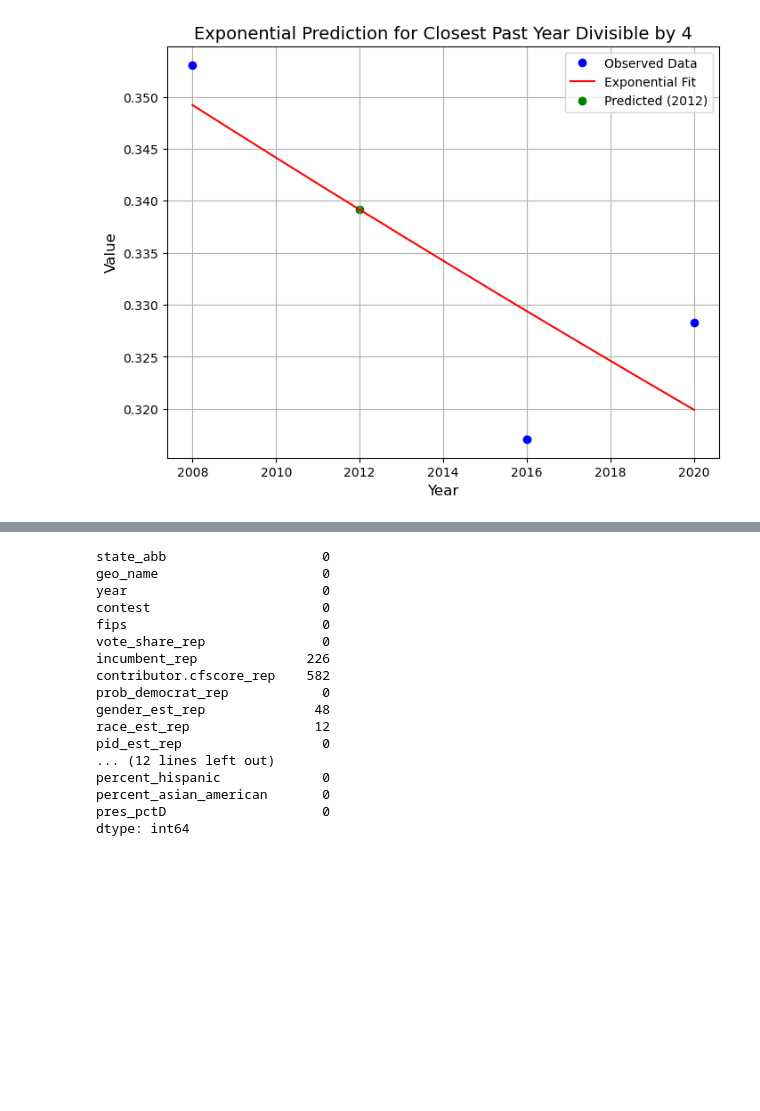
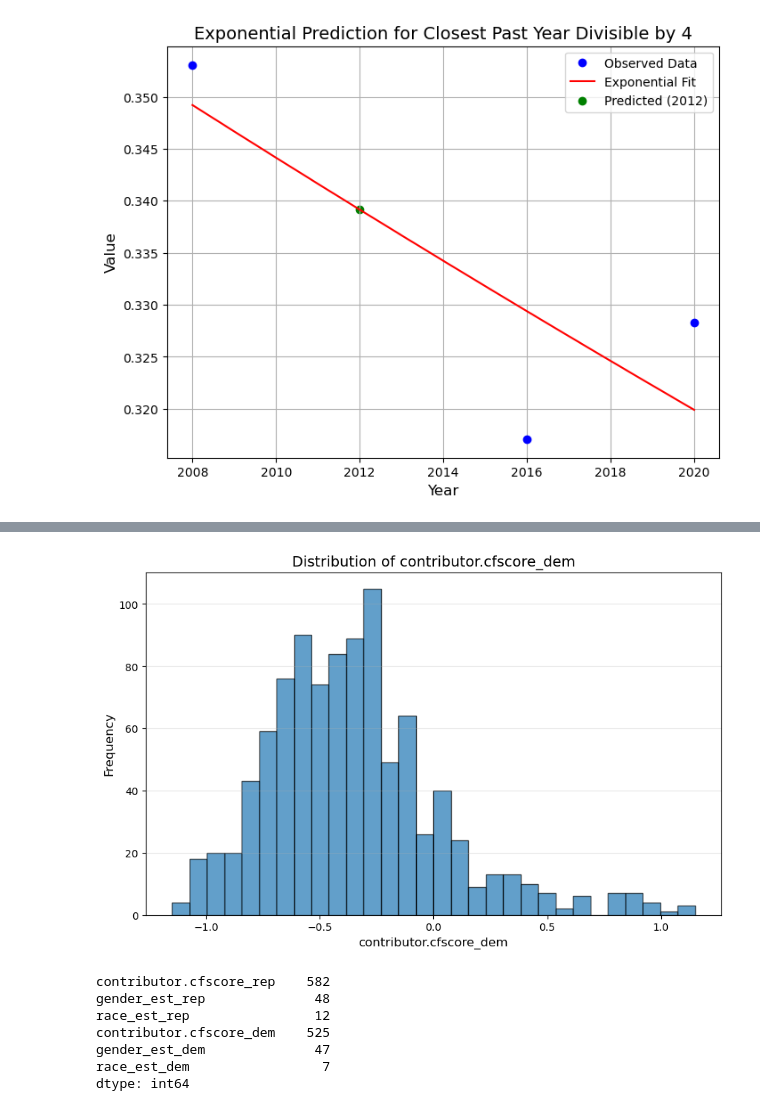
Before and after one commit to mflodzinski/ESL_ElectionsPredictionUS, a Jupyter notebook: Replication 2/data_preprocess_mayors.ipynb, the cells around one changed output, grey strips where cells are left out. Cells and saved outputs as stored; diff of their text form; code cells hidden in the pictures; blank space fills up the shorter version.

```diff
--- a/Replication 2/data_preprocess_mayors.ipynb
+++ b/Replication 2/data_preprocess_mayors.ipynb
@@ -271,20 +321,20 @@ display(df_mayor)
+# %%
+plt.figure(figsize=(10, 6))
+plt.hist(df_mayor["contributor.cfscore_dem"].dropna(), bins=30, edgecolor="black", alpha=0.7)
+plt.title("Distribution of contributor.cfscore_dem", fontsize=14)
+plt.xlabel("contributor.cfscore_dem", fontsize=12)
+plt.ylabel("Frequency", fontsize=12)
+plt.grid(axis="y", alpha=0.3)
+plt.show()
+# %% [output]
+[figure, added]
 # %%
-df_mayor.isna().sum()
+df_mayor.isna().sum()[df_mayor.isna().sum() > 0]
 # %% [output]
-state_abb                    0
-geo_name                     0
-year                         0
-contest                      0
-fips                         0
-vote_share_rep               0
-incumbent_rep              226
 contributor.cfscore_rep    582
-prob_democrat_rep            0
 gender_est_rep              48
 race_est_rep                12
-pid_est_rep                  0
-... (12 lines left out)
-percent_hispanic             0
-percent_asian_american       0
-pres_pctD                    0
+contributor.cfscore_dem    525
+gender_est_dem              47
+race_est_dem                 7
 dtype: int64
```
Also changed, not shown: parts of 20 cells of this notebook, 2 other files.
